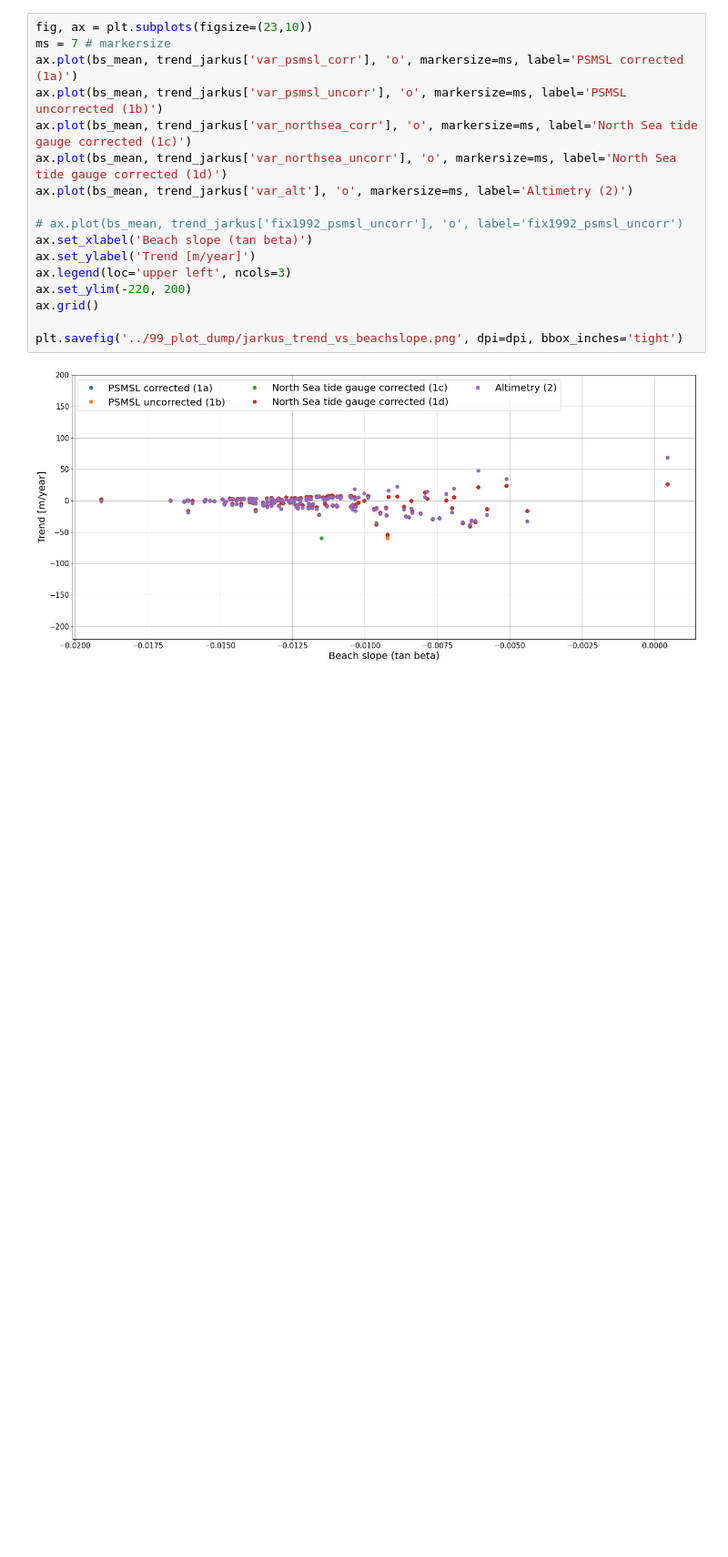
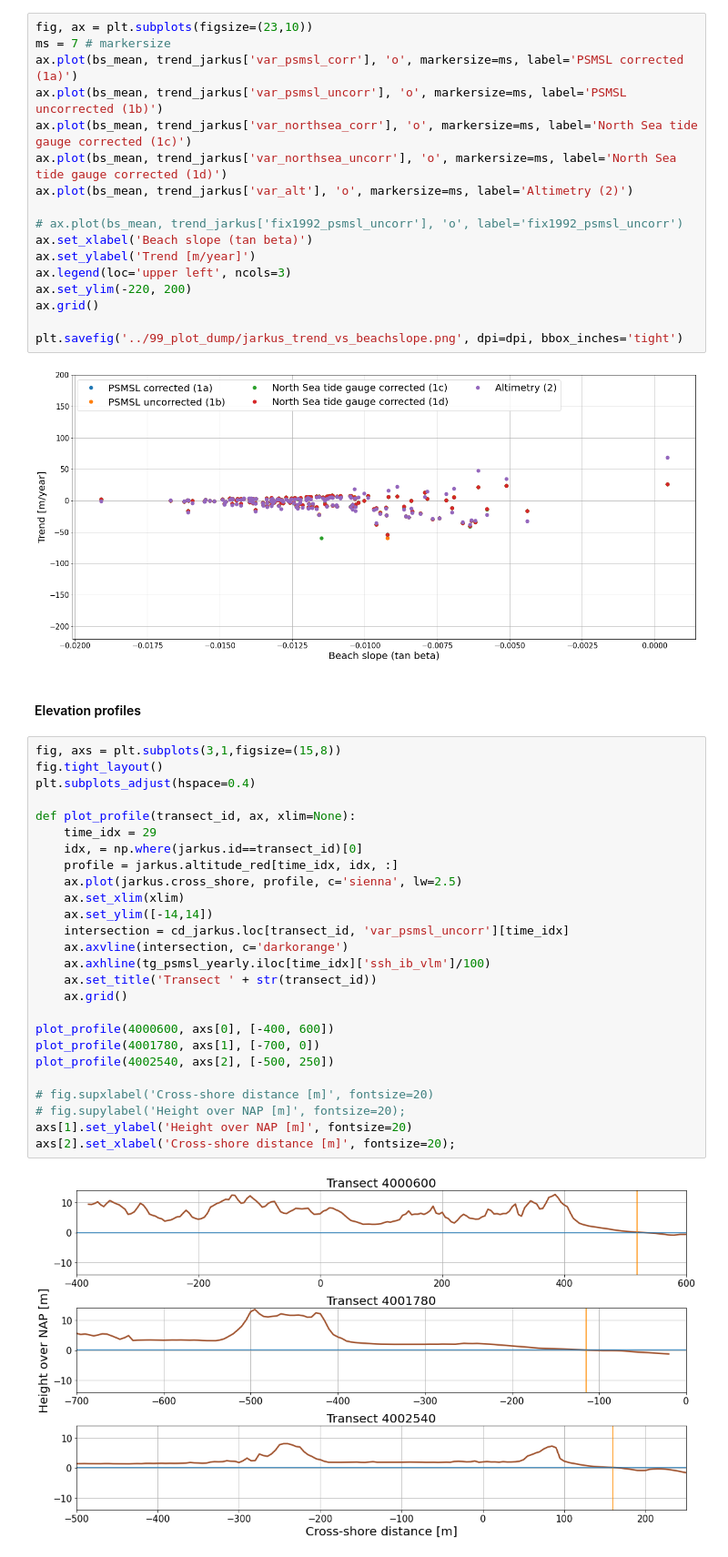
Before and after one commit to 3enedix/P1-data-combination-code, a Jupyter notebook: jarkus_shoreline.ipynb, the cells around one changed output. Shown at 91% size. Saved outputs shown, nothing was run; the diff lists cells and outputs as text; blank space fills up the shorter version.

```diff
--- a/jarkus_shoreline.ipynb
+++ b/jarkus_shoreline.ipynb
@@ -1118,3 +1114,33 @@ ax.grid()
 plt.savefig('../99_plot_dump/jarkus_trend_vs_beachslope.png', dpi=dpi, bbox_inches='tight')
 # %% [output]
 [figure]
+# %% [markdown]
+#### Elevation profiles
+# %%
+fig, axs = plt.subplots(3,1,figsize=(15,8))
+fig.tight_layout()
+plt.subplots_adjust(hspace=0.4)
+
+def plot_profile(transect_id, ax, xlim=None):
+    time_idx = 29
+    idx, = np.where(jarkus.id==transect_id)[0]
+    profile = jarkus.altitude_red[time_idx, idx, :]
+    ax.plot(jarkus.cross_shore, profile, c='sienna', lw=2.5)
+    ax.set_xlim(xlim)
+    ax.set_ylim([-14,14])
+    intersection = cd_jarkus.loc[transect_id, 'var_psmsl_uncorr'][time_idx]
+    ax.axvline(intersection, c='darkorange')
+    ax.axhline(tg_psmsl_yearly.iloc[time_idx]['ssh_ib_vlm']/100)
+    ax.set_title('Transect ' + str(transect_id))
+    ax.grid()
+
+plot_profile(4000600, axs[0], [-400, 600])
+plot_profile(4001780, axs[1], [-700, 0])
+plot_profile(4002540, axs[2], [-500, 250])
+
+# fig.supxlabel('Cross-shore distance [m]', fontsize=20)
+# fig.supylabel('Height over NAP [m]', fontsize=20);
+axs[1].set_ylabel('Height over NAP [m]', fontsize=20)
+axs[2].set_xlabel('Cross-shore distance [m]', fontsize=20);
+# %% [output]
+[figure, added]
```
Also changed, not shown: parts of 6 cells of this notebook.
